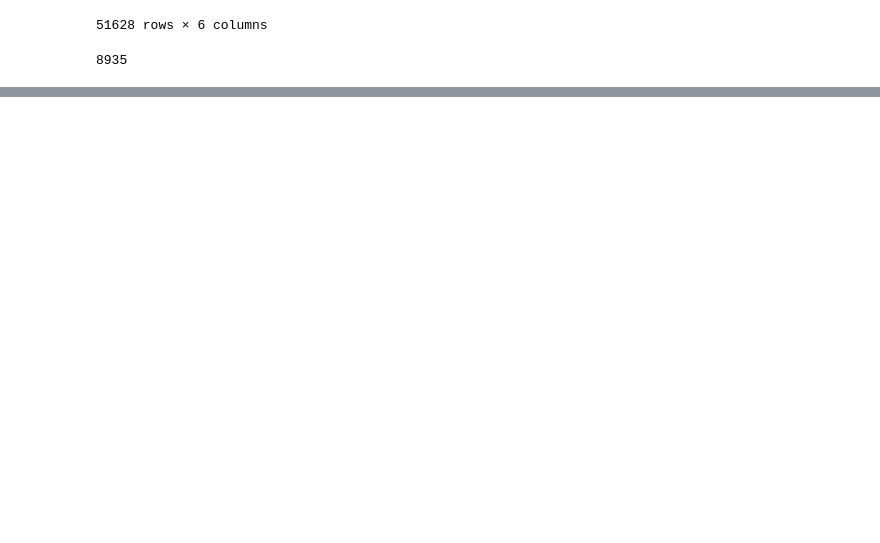
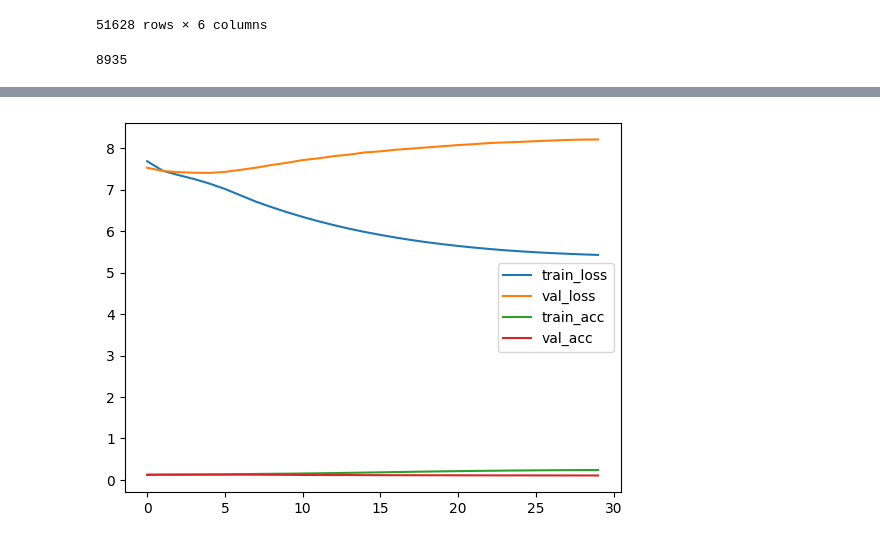
Before and after one commit to BarryKim34/nlp_practice, a Jupyter notebook: 06_seq2seq_chatbot.ipynb, the cells around one changed output, grey strips where cells are left out. Drawn from its saved outputs; the diff is of its cells as text; code cells hidden in the pictures; blank space fills up the shorter version.

```diff
--- a/06_seq2seq_chatbot.ipynb
+++ b/06_seq2seq_chatbot.ipynb
@@ -179,23 +155,21 @@ train_loader = DataLoader(train_dataset, batch_size=64, shuffle=True)
 val_loader = DataLoader(val_dataset, batch_size=64, shuffle=False)
 # %%
 class Encoder(nn.Module):
-  def __init__(self, vocab_size, embedding_dim, latent_dim, embedding_matrix=None):
+  def __init__(self, vocab_size, embedding_dim, latent_dim):
     super().__init__()
     self.embedding = nn.Embedding(vocab_size, embedding_dim, padding_idx=0)
-    if embedding_matrix is not None:
-      self.embedding.weight.data.copy_(torch.from_numpy(embedding_matrix))
-    self.lstm = nn.LSTM(embedding_dim, latent_dim, batch_first=True)
+    self.lstm = nn.LSTM(embedding_dim, latent_dim, num_layers=2, dropout=0.5, batch_first=True)
 
   def forward(self, X):
     X = self.embedding(X)
-    output, (h_s, c_s) = self.lstm(X)
+    _, (h_s, c_s) = self.lstm(X)
     return h_s, c_s
 # %%
 class Decoder(nn.Module):
   def __init__(self, vocab_size, embedding_dim, latent_dim):
     super().__init__()
     self.embedding = nn.Embedding(vocab_size, embedding_dim, padding_idx=0)
-    self.lstm = nn.LSTM(embedding_dim, latent_dim, batch_first=True)
+    self.lstm = nn.LSTM(embedding_dim, latent_dim, num_layers=2, dropout=0.5, batch_first=True)
     self.fc = nn.Linear(latent_dim, vocab_size)
 
   def forward(self, X, hidden, cell):
@@ -214,17 +188,21 @@ class Seq2Seq(nn.Module):
     h_s, c_s = self.encoder(source)
     output, h_s, c_s = self.decoder(target, h_s, c_s)
     return output
+# %%
+BATCH_SIZE = 64
+MAX_VOCAB_SIZE = tokenizer.get_vocab_size()
+EMBEDDING_DIM = 256
+LATENT_DIM = 512
+epochs = 30
 # %%
 device = torch.device('cuda' if torch.cuda.is_available() else 'cpu')
 
-encoder = Encoder(eng_num_words, EMBEDDING_DIM, LATENT_DIM, embedding_matrix)
-decoder = Decoder(kor_num_words, EMBEDDING_DIM, LATENT_DIM)
+encoder = Encoder(MAX_VOCAB_SIZE, EMBEDDING_DIM, LATENT_DIM)
+decoder = Decoder(MAX_VOCAB_SIZE, EMBEDDING_DIM, LATENT_DIM)
 model = Seq2Seq(encoder, decoder).to(device)
 
-criterion = nn.CrossEntropyLoss(ignore_index=0)
-optimizer = optim.AdamW(model.parameters(), lr=0.001)
-
-epochs = 100
+criterion = nn.CrossEntropyLoss(ignore_index=0, label_smoothing=0.1)
+optimizer = optim.AdamW(model.parameters(), lr=0.0005)
 
 train_losses, train_accs, val_losses, val_accs = [], [], [], []
 
@@ -290,0 +290,10 @@ for epoch in range(epochs):
+# %%
+pd.DataFrame({
+    'train_loss': train_losses,
+    'val_loss': val_losses,
+    'train_acc': train_accs,
+    'val_acc': val_accs,
+}).plot()
+plt.show()
+# %% [output]
+[figure, added]
```
Also changed, not shown: parts of 19 cells of this notebook, 3 other files.
